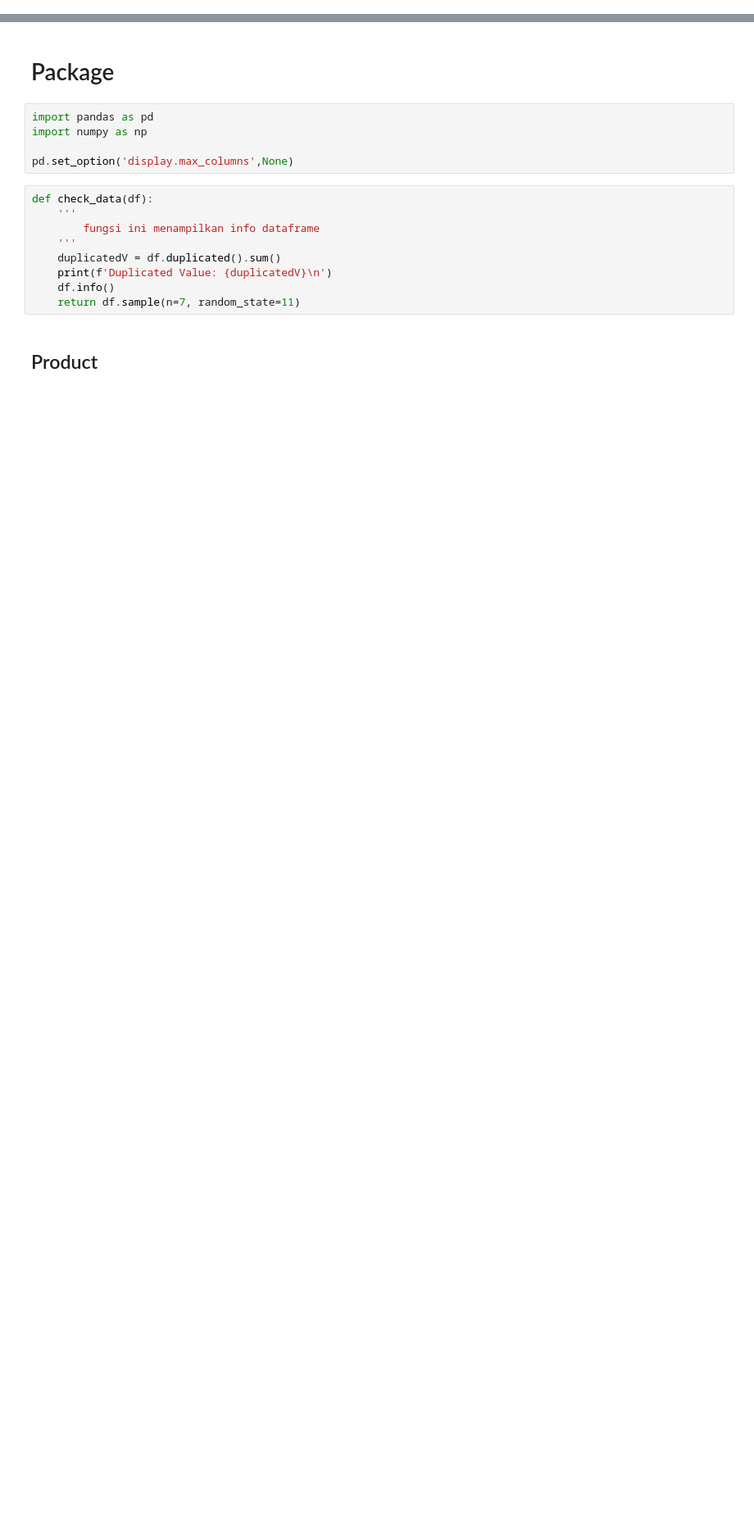
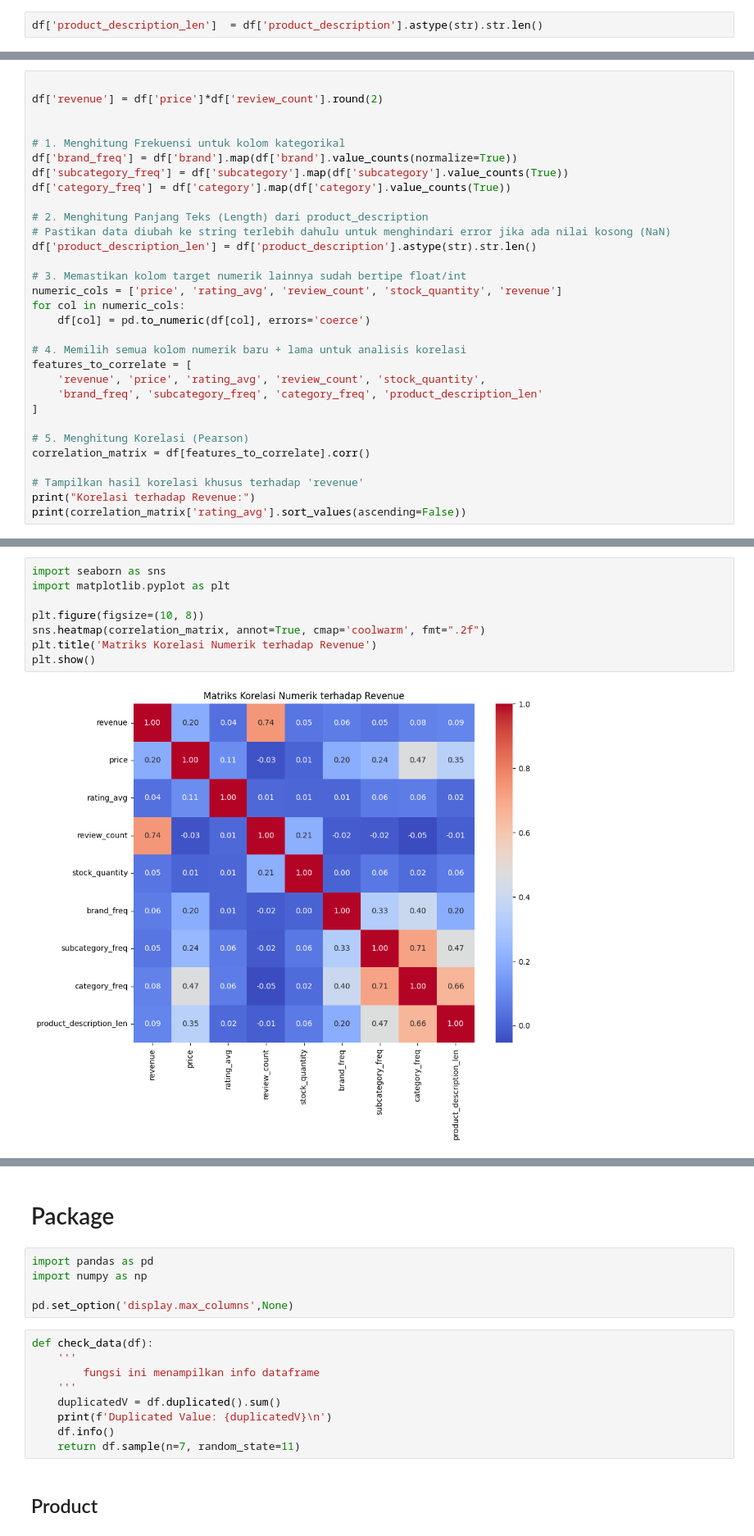
Before and after one commit to HaafizHhamda/Practice_Case, a Jupyter notebook: Notebook.ipynb, the cells around one changed output, grey strips where cells are left out. Shown at 82% size. Saved outputs shown, nothing was run; the diff lists cells and outputs as text; blank space fills up the shorter version.

```diff
--- a/Notebook.ipynb
+++ b/Notebook.ipynb
@@ -0,0 +335,2 @@
+# %%
+df['product_description_len']  = df['product_description'].astype(str).str.len()
@@ -0,0 +362,31 @@
+# %%
+
+df['revenue'] = df['price']*df['review_count'].round(2)
+
+
+# 1. Menghitung Frekuensi untuk kolom kategorikal
+df['brand_freq'] = df['brand'].map(df['brand'].value_counts(normalize=True))
+df['subcategory_freq'] = df['subcategory'].map(df['subcategory'].value_counts(True))
+df['category_freq'] = df['category'].map(df['category'].value_counts(True))
+
+# 2. Menghitung Panjang Teks (Length) dari product_description
+# Pastikan data diubah ke string terlebih dahulu untuk menghindari error jika ada nilai kosong (NaN)
+df['product_description_len'] = df['product_description'].astype(str).str.len()
+
+# 3. Memastikan kolom target numerik lainnya sudah bertipe float/int
+numeric_cols = ['price', 'rating_avg', 'review_count', 'stock_quantity', 'revenue']
+for col in numeric_cols:
+    df[col] = pd.to_numeric(df[col], errors='coerce')
+
+# 4. Memilih semua kolom numerik baru + lama untuk analisis korelasi
+features_to_correlate = [
+    'revenue', 'price', 'rating_avg', 'review_count', 'stock_quantity',
+    'brand_freq', 'subcategory_freq', 'category_freq', 'product_description_len'
+]
+
+# 5. Menghitung Korelasi (Pearson)
+correlation_matrix = df[features_to_correlate].corr()
+
+# Tampilkan hasil korelasi khusus terhadap 'revenue'
+print("Korelasi terhadap Revenue:")
+print(correlation_matrix['rating_avg'].sort_values(ascending=False))
@@ -0,0 +450,10 @@
+# %%
+import seaborn as sns
+import matplotlib.pyplot as plt
+
+plt.figure(figsize=(10, 8))
+sns.heatmap(correlation_matrix, annot=True, cmap='coolwarm', fmt=".2f")
+plt.title('Matriks Korelasi Numerik terhadap Revenue')
+plt.show()
+# %% [output]
+[figure, added]
```
Also changed, not shown: parts of 53 cells of this notebook.
